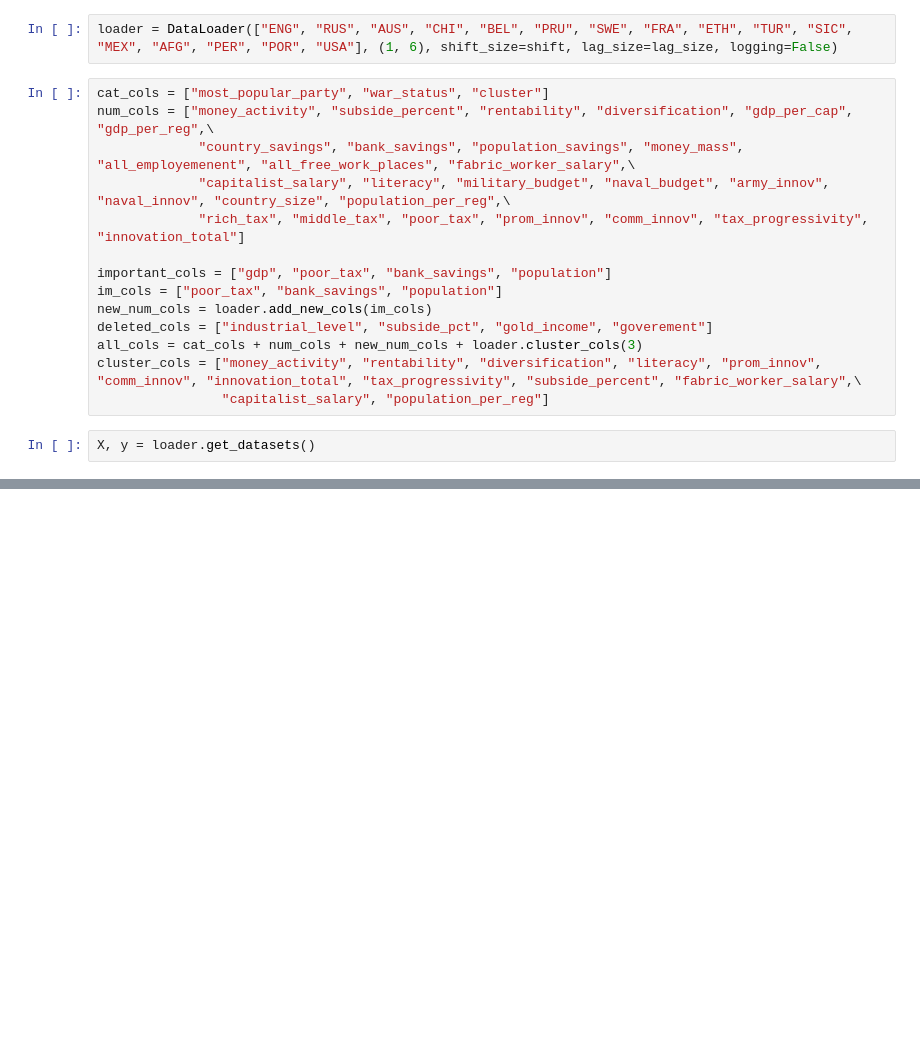
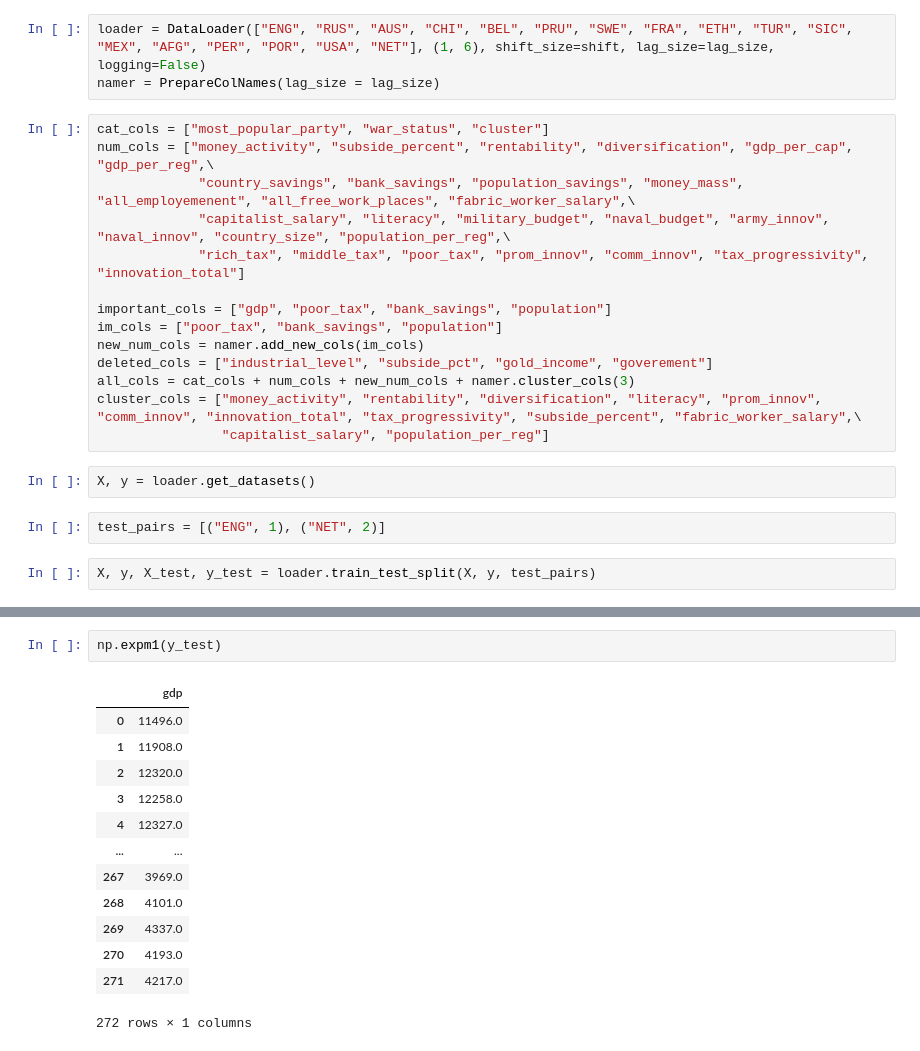
Before and after one commit to max12G/vic2-save, a Jupyter notebook: model/DL_test.ipynb, the cells around one changed output, grey strips where cells are left out. Cells and saved outputs as stored; diff of their text form; blank space fills up the shorter version.

```diff
--- a/model/DL_test.ipynb
+++ b/model/DL_test.ipynb
@@ -148,5 +243,6 @@ class ClusterPredictor(BaseEstimator, TransformerMixin):
 # %%
-loader = DataLoader(["ENG", "RUS", "AUS", "CHI", "BEL", "PRU", "SWE", "FRA", "ETH", "TUR", "SIC", "MEX", "AFG", "PER", "POR", "USA"], (1, 6), shift_size=shift, lag_size=lag_size, logging=False)
+loader = DataLoader(["ENG", "RUS", "AUS", "CHI", "BEL", "PRU", "SWE", "FRA", "ETH", "TUR", "SIC", "MEX", "AFG", "PER", "POR", "USA", "NET"], (1, 6), shift_size=shift, lag_size=lag_size, logging=False)
+namer = PrepareColNames(lag_size = lag_size)
 # %%
 cat_cols = ["most_popular_party", "war_status", "cluster"]
 num_cols = ["money_activity", "subside_percent", "rentability", "diversification", "gdp_per_cap", "gdp_per_reg",\
@@ -156,10 +252,14 @@ num_cols = ["money_activity", "subside_percent", "rentability", "diversification
 
 important_cols = ["gdp", "poor_tax", "bank_savings", "population"]
 im_cols = ["poor_tax", "bank_savings", "population"]
-new_num_cols = loader.add_new_cols(im_cols)
+new_num_cols = namer.add_new_cols(im_cols)
 deleted_cols = ["industrial_level", "subside_pct", "gold_income", "goverement"]
-all_cols = cat_cols + num_cols + new_num_cols + loader.cluster_cols(3)
+all_cols = cat_cols + num_cols + new_num_cols + namer.cluster_cols(3)
 cluster_cols = ["money_activity", "rentability", "diversification", "literacy", "prom_innov", "comm_innov", "innovation_total", "tax_progressivity", "subside_percent", "fabric_worker_salary",\
                 "capitalist_salary", "population_per_reg"]
 # %%
 X, y = loader.get_datasets()
+# %%
+test_pairs = [("ENG", 1), ("NET", 2)]
+# %%
+X, y, X_test, y_test = loader.train_test_split(X, y, test_pairs)
@@ -165,0 +309,16 @@ X, y = loader.get_datasets()
+# %%
+np.expm1(y_test)
+# %% [output]
+|  | gdp |
+| 0 | 11496.0 |
+| 1 | 11908.0 |
+| 2 | 12320.0 |
+| 3 | 12258.0 |
+| 4 | 12327.0 |
+| ... | ... |
+| 267 | 3969.0 |
+| 268 | 4101.0 |
+| 269 | 4337.0 |
+| 270 | 4193.0 |
+| 271 | 4217.0 |
+272 rows × 1 columns
```
Also changed, not shown: parts of 6 cells of this notebook.
